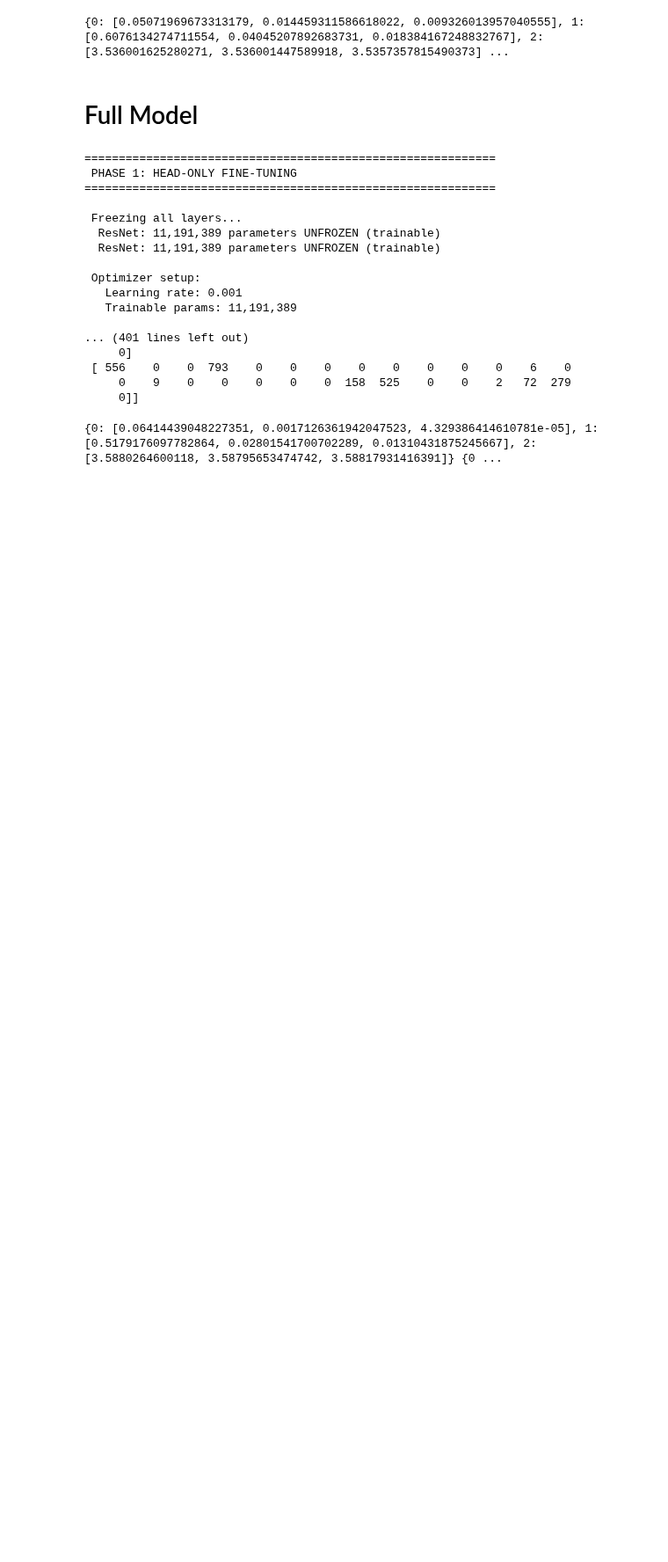
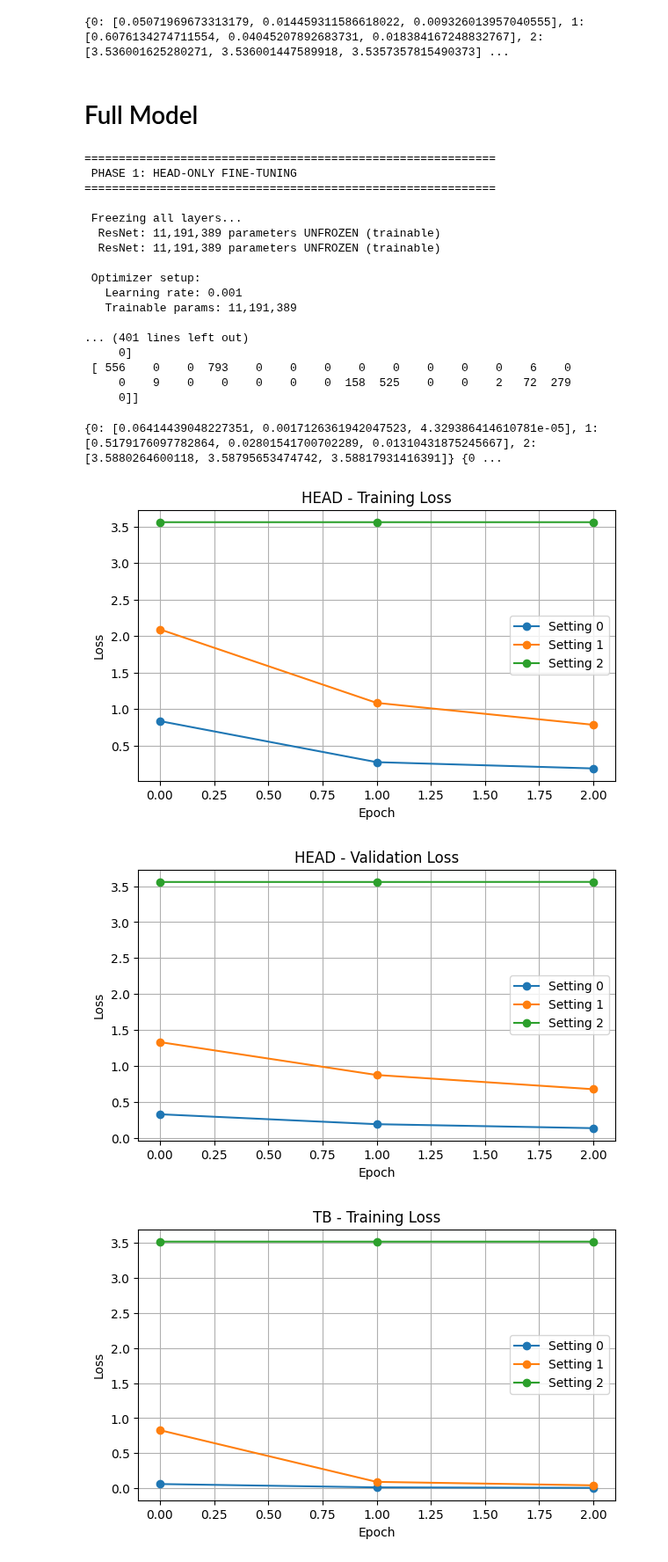
Before and after one commit to jamdadamT/DAEN_429_Final_Project, a Jupyter notebook: Adams.Jameson.Final.Edited.ipynb, the cells around one changed output. Shown at 88% size. Drawn from its saved outputs; the diff is of its cells as text; code cells hidden in the pictures; blank space fills up the shorter version.

```diff
--- a/Adams.Jameson.Final.Edited.ipynb
+++ b/Adams.Jameson.Final.Edited.ipynb
@@ -1012,3 +1014,37 @@ combined_val = {
         2: [3.5865433723625095, 3.587166648623587, 3.5902285378554772],
     }
 }
+# %%
+
+train_dict = combined_train
+val_dict = combined_val
+
+models = ["head", "tb", "tc", "full"]
+
+for model in models:
+    train_losses = train_dict[model]
+    val_losses = val_dict[model]
+
+    plt.figure(figsize=(7, 4))
+    for key, loss_list in train_losses.items():
+        plt.plot(loss_list, marker='o', label=f'Setting {key}')
+    plt.title(f"{model.upper()} - Training Loss")
+    plt.xlabel("Epoch")
+    plt.ylabel("Loss")
+    plt.legend()
+    plt.grid(True)
+    plt.show()
+
+    plt.figure(figsize=(7, 4))
+    for key, loss_list in val_losses.items():
+        plt.plot(loss_list, marker='o', label=f'Setting {key}')
+    plt.title(f"{model.upper()} - Validation Loss")
+    plt.xlabel("Epoch")
+    plt.ylabel("Loss")
+    plt.legend()
+    plt.grid(True)
+    plt.show()
+# %% [output]
+[figure, added]
+[figure, added]
+[figure, added]
```
Also changed, not shown: parts of 2 cells of this notebook.
